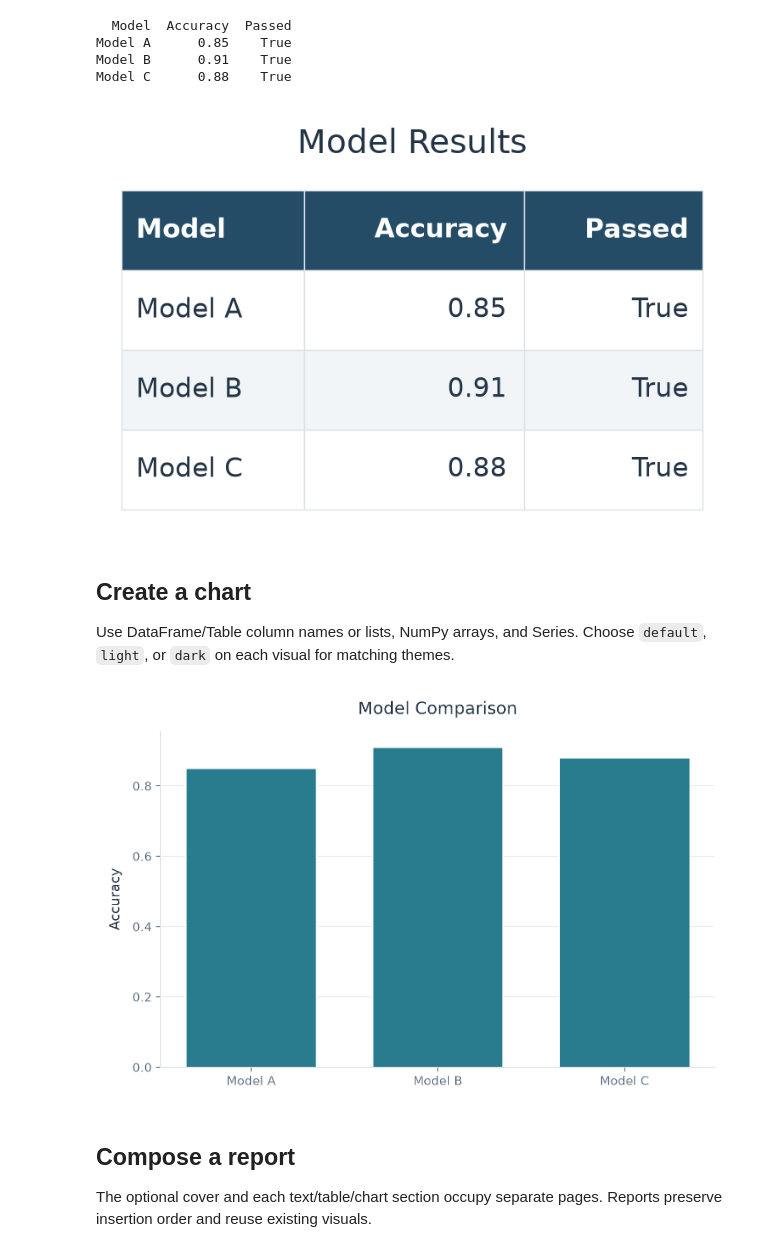
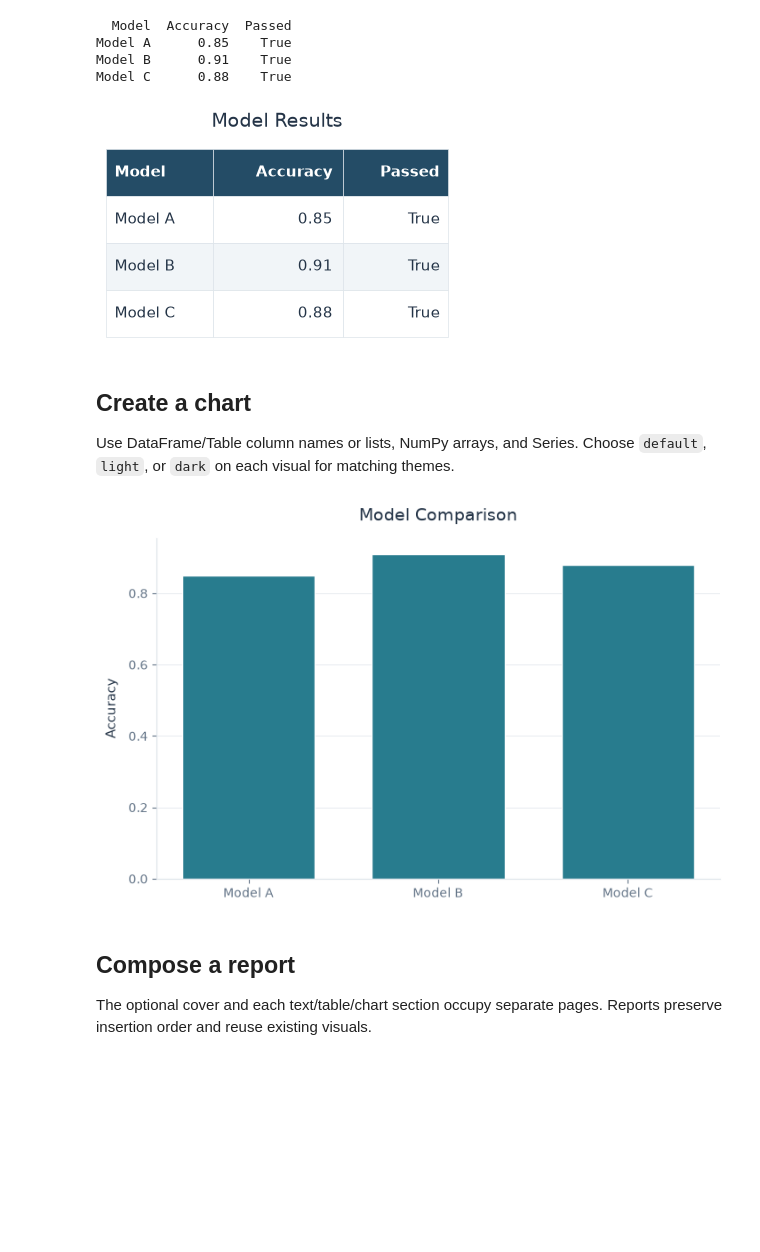
Before and after one commit to michalszc/prettydata, a Jupyter notebook: notebooks/basic_usage.ipynb, the cells around one changed output. Cells and saved outputs as stored; diff of their text form; code cells hidden in the pictures; blank space fills up the shorter version.

Commit message:
fix: display tables and charts directly in notebooks

```diff
--- a/notebooks/basic_usage.ipynb
+++ b/notebooks/basic_usage.ipynb
@@ -25,12 +25,9 @@ Model A      0.85    True
 Model B      0.91    True
 Model C      0.88    True
 # %%
-from IPython.display import Image, display
-
-table.save("results.png")
-display(Image(filename="results.png"))
+table.show()
 # %% [output]
-[figure, old version]
+[figure, new version]
 # %% [markdown]
 ## Create a chart
 
@@ -40,10 +37,9 @@ chart = Chart.bar(
     data=table, x="Model", y="Accuracy",
     title="Model Comparison", ylabel="Accuracy", theme="default",
 )
-chart.save("comparison.png")
-display(Image(filename="comparison.png"))
+chart.show()
 # %% [output]
-[figure, old version]
+[figure, new version]
 # %% [markdown]
 ## Compose a report
 
```
Also changed, not shown: parts of 1 cell of this notebook, 9 other files.
